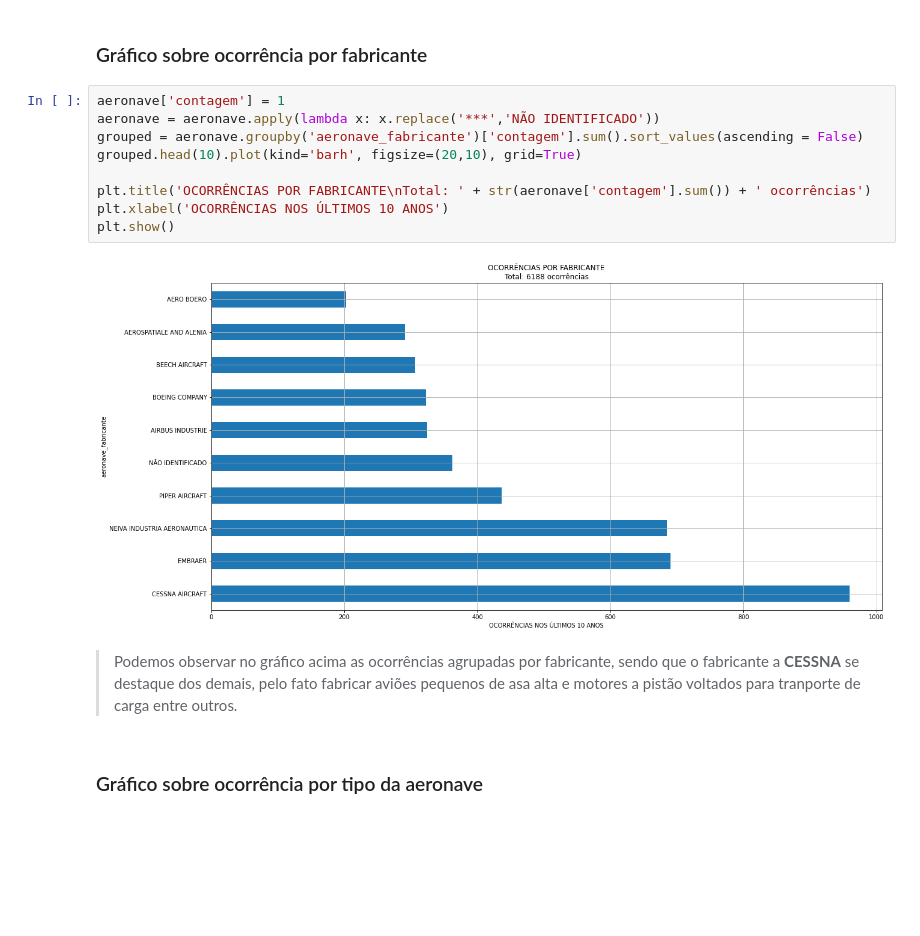
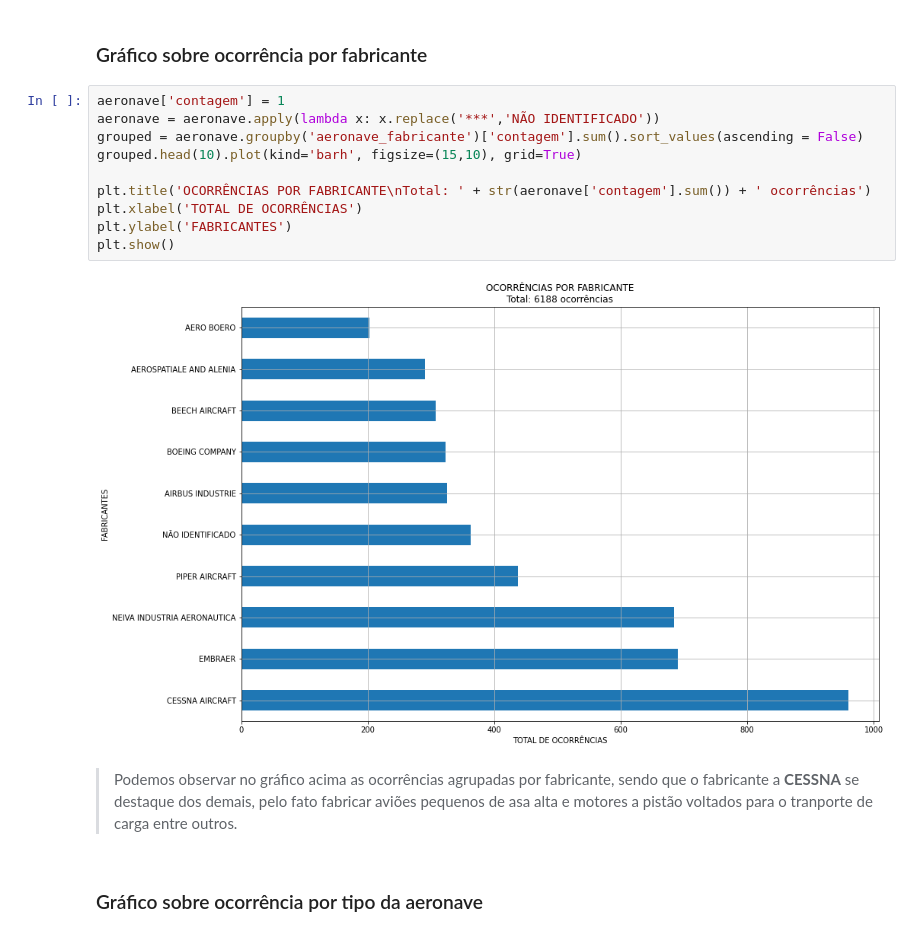
Before and after one commit to Deployando/estudo_ocorrencias_aeronauticas_cenipa, a Jupyter notebook: analise.ipynb, the cells around one changed output. Drawn from its saved outputs; the diff is of its cells as text; blank space fills up the shorter version.

```diff
--- a/analise.ipynb
+++ b/analise.ipynb
@@ -94,16 +94,17 @@ aeronave.drop(['aeronave_operador_categoria', 'aeronave_nivel_dano'], axis = 1,
 # %%
 aeronave['contagem'] = 1
 aeronave = aeronave.apply(lambda x: x.replace('***','NÃO IDENTIFICADO'))
 grouped = aeronave.groupby('aeronave_fabricante')['contagem'].sum().sort_values(ascending = False)
-grouped.head(10).plot(kind='barh', figsize=(20,10), grid=True)
+grouped.head(10).plot(kind='barh', figsize=(15,10), grid=True)
 
 plt.title('OCORRÊNCIAS POR FABRICANTE\nTotal: ' + str(aeronave['contagem'].sum()) + ' ocorrências')
-plt.xlabel('OCORRÊNCIAS NOS ÚLTIMOS 10 ANOS')
+plt.xlabel('TOTAL DE OCORRÊNCIAS')
+plt.ylabel('FABRICANTES')
 plt.show()
 # %% [output]
-[figure, old version]
+[figure, new version]
 # %% [markdown]
-> Podemos observar no gráfico acima as ocorrências agrupadas por fabricante, sendo que o fabricante a **CESSNA** se destaque dos demais, pelo fato fabricar aviões pequenos de asa alta e motores a pistão voltados para tranporte de carga entre outros.
+> Podemos observar no gráfico acima as ocorrências agrupadas por fabricante, sendo que o fabricante a **CESSNA** se destaque dos demais, pelo fato fabricar aviões pequenos de asa alta e motores a pistão voltados para o tranporte de carga entre outros.
 # %% [markdown]
 ### Gráfico sobre ocorrência por tipo da aeronave
 # %%
```
Also changed, not shown: parts of 16 cells of this notebook.
